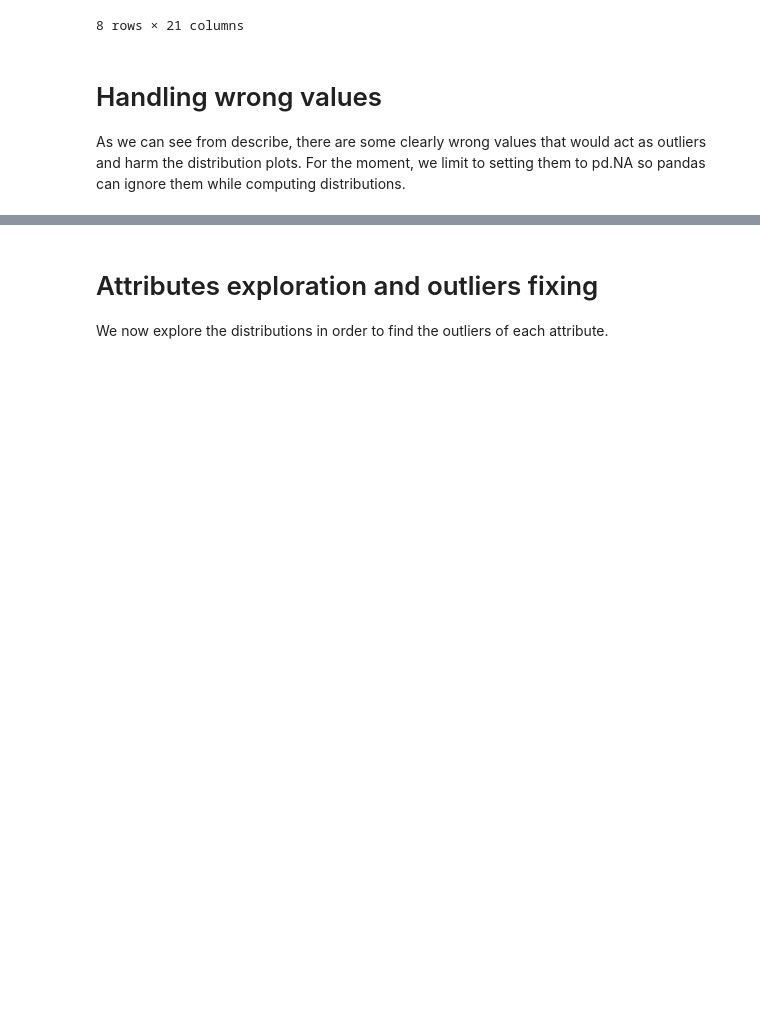
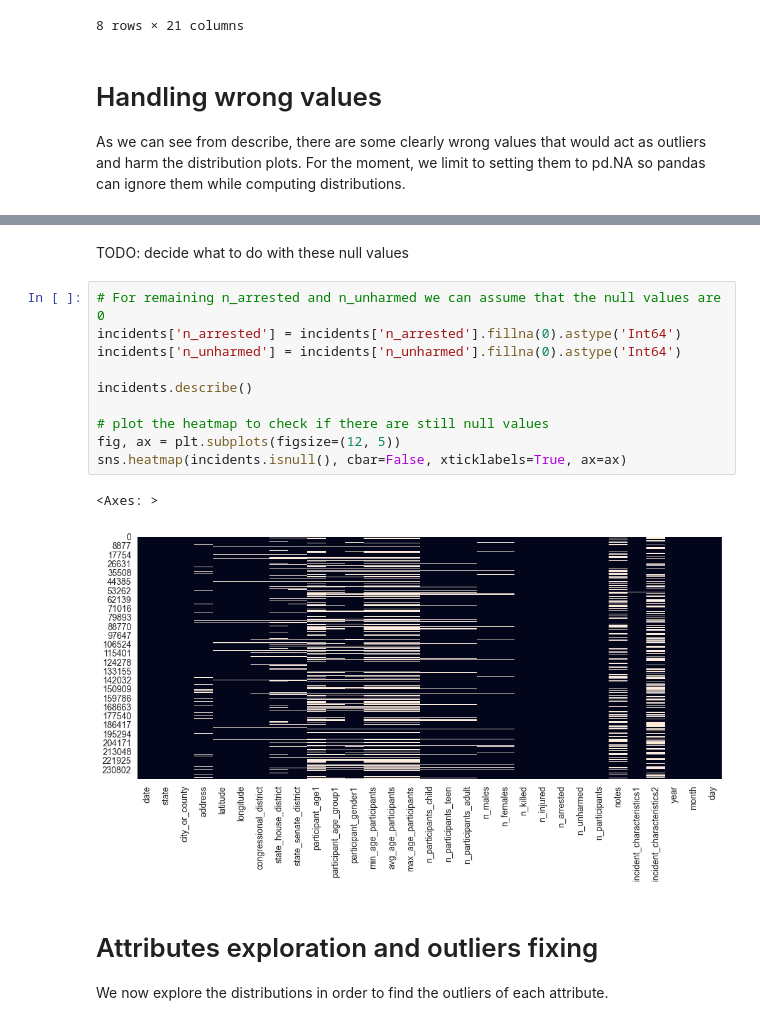
Before and after one commit to Alexthw46/DataMiningProject, a Jupyter notebook: TASK_1/data_understanding.ipynb, the cells around one changed output, grey strips where cells are left out. Cells and saved outputs as stored; diff of their text form; blank space fills up the shorter version.

```diff
--- a/TASK_1/data_understanding.ipynb
+++ b/TASK_1/data_understanding.ipynb
@@ -253,3 +263,18 @@ incidents.describe()
+# %% [markdown]
+TODO: decide what to do with these null values
+# %%
+# For remaining n_arrested and n_unharmed we can assume that the null values are 0
+incidents['n_arrested'] = incidents['n_arrested'].fillna(0).astype('Int64')
+incidents['n_unharmed'] = incidents['n_unharmed'].fillna(0).astype('Int64')
+
+incidents.describe()
+
+# plot the heatmap to check if there are still null values
+fig, ax = plt.subplots(figsize=(12, 5))
+sns.heatmap(incidents.isnull(), cbar=False, xticklabels=True, ax=ax)
+# %% [output]
+<Axes: >
+[figure, added]
 # %% [markdown]
 # Attributes exploration and outliers fixing
 We now explore the distributions in order to find the outliers of each attribute.
```
Also changed, not shown: parts of 6 cells of this notebook, 4 other files.
